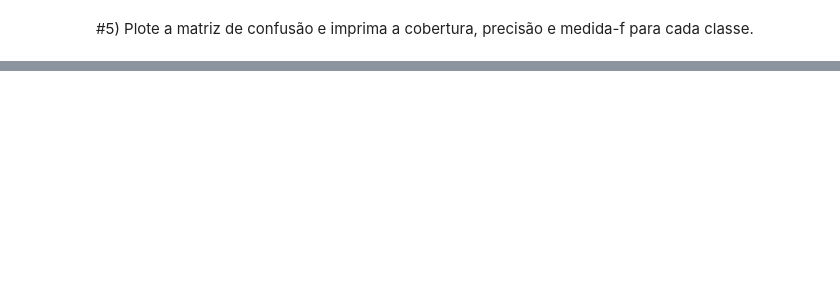
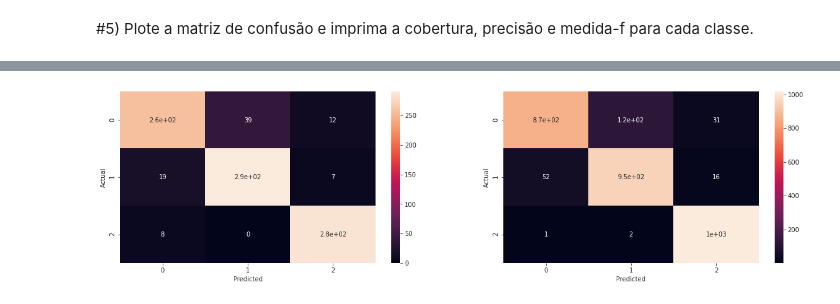
Before and after one commit to aguilarafa2010/PLN, a Jupyter notebook: Trabalho_Final_PLN.ipynb, the cells around one changed output, grey strips where cells are left out. Cells and saved outputs as stored; diff of their text form; code cells hidden in the pictures; blank space fills up the shorter version.

```diff
--- a/Trabalho_Final_PLN.ipynb
+++ b/Trabalho_Final_PLN.ipynb
@@ -346,0 +375,11 @@ array([0.80597015, 0.69354839, 0.16      ])
+# %%
+confusion_matrix_1 = pd.crosstab(y_test, yhat_b, rownames=['Actual'], colnames=['Predicted'])
+confusion_matrix_2 = pd.crosstab(y, Z_b, rownames=['Actual'], colnames=['Predicted'])
+
+fig, ax =plt.subplots(1,2)
+sns.heatmap(confusion_matrix_1, annot=True, ax=ax[0])
+sns.heatmap(confusion_matrix_2, annot=True, ax=ax[1] )
+
+fig.show()
+# %% [output]
+[figure, added]
```
Also changed, not shown: parts of 31 cells of this notebook.
